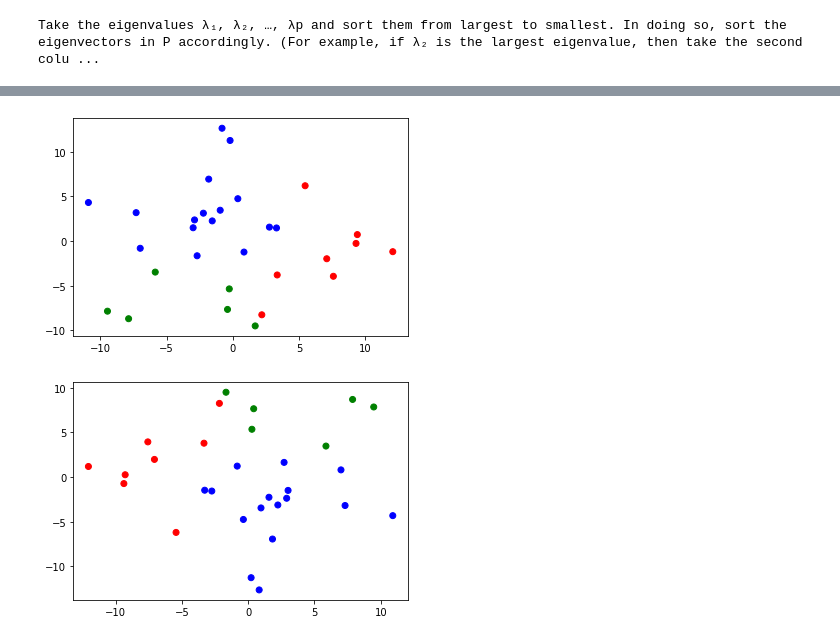
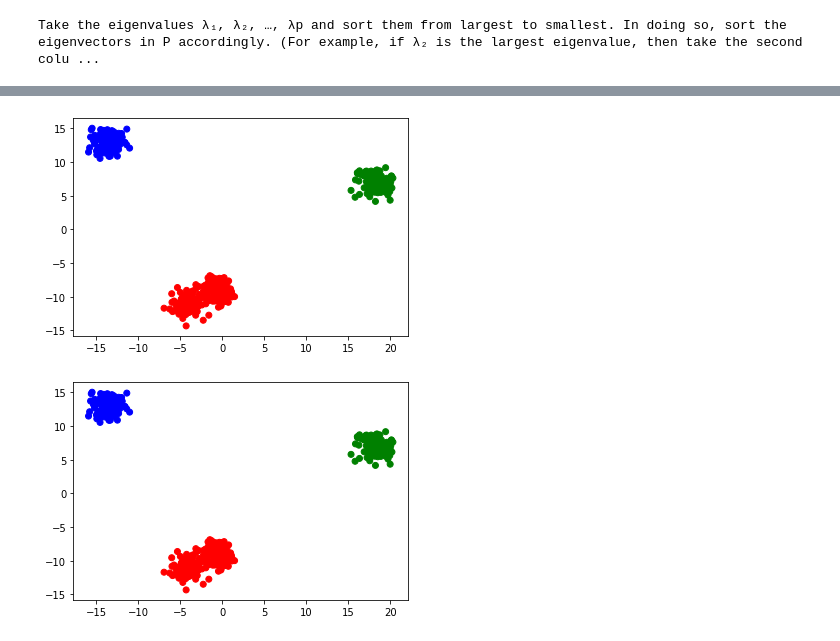
Before and after one commit to Prathmun/PCAHomebrew, a Jupyter notebook: PCA Homebrew.ipynb, the cells around one changed output, grey strips where cells are left out. Cells and saved outputs as stored; diff of their text form; code cells hidden in the pictures.

```diff
--- a/PCA Homebrew.ipynb
+++ b/PCA Homebrew.ipynb
@@ -15,8 +10,19 @@ print(np.array([[1,2,3,4,5], [1,2,3,4,5],[1,2,3,4,5],[1,2,3,4,5]]))
 print('Take the matrix of independent variables X and, for each column, subtract the mean of that column from each entry. (This ensures that each column has a mean of zero.)')
 # %% [output]
 Take the matrix of independent variables X and, for each column, subtract the mean of that column from each entry. (This ensures that each column has a mean of zero.)
+# %%
+X, y = make_blobs(
+    n_samples=500,
+    n_features=10,
+    centers=4,
+    cluster_std=1,
+    center_box=(-10.0, 10.0),
+    shuffle=True,
+    random_state=1,
+)
 # %%
-df= pd.DataFrame(np.random.randint(low=5, high=20, size=(30, 7)))
+df= pd.DataFrame(np.random.randint(low=5, high=200, size=(80, 13)))
+df = pd.DataFrame(X)
 print(df)
 print(df.mean())
 z = df - df.mean()
@@ -285,14 +323,14 @@ pc1, pc2 = zip(*pca.fit_transform(df))
 plt.scatter(pc1, pc2, c=cluster_assignments.tolist(), cmap=cmap)
 plt.show()
 # %% [output]
-[figure, old version]
+[figure, new version]
 # %%
 cmap= ListedColormap(['red', 'green', 'blue'])
 
 pca = PCA(n_components=2, random_state=10)
-pc1 =zstar[0]
-pc2 = zstar[1]
+pc1 = zstar[0]
+pc2 = zstar[1] *-1
 plt.scatter(pc1, pc2, c=cluster_assignments.tolist(), cmap=cmap)
 plt.show()
 # %% [output]
-[figure, old version]
+[figure, new version]
```
Also changed, not shown: parts of 22 cells of this notebook.
